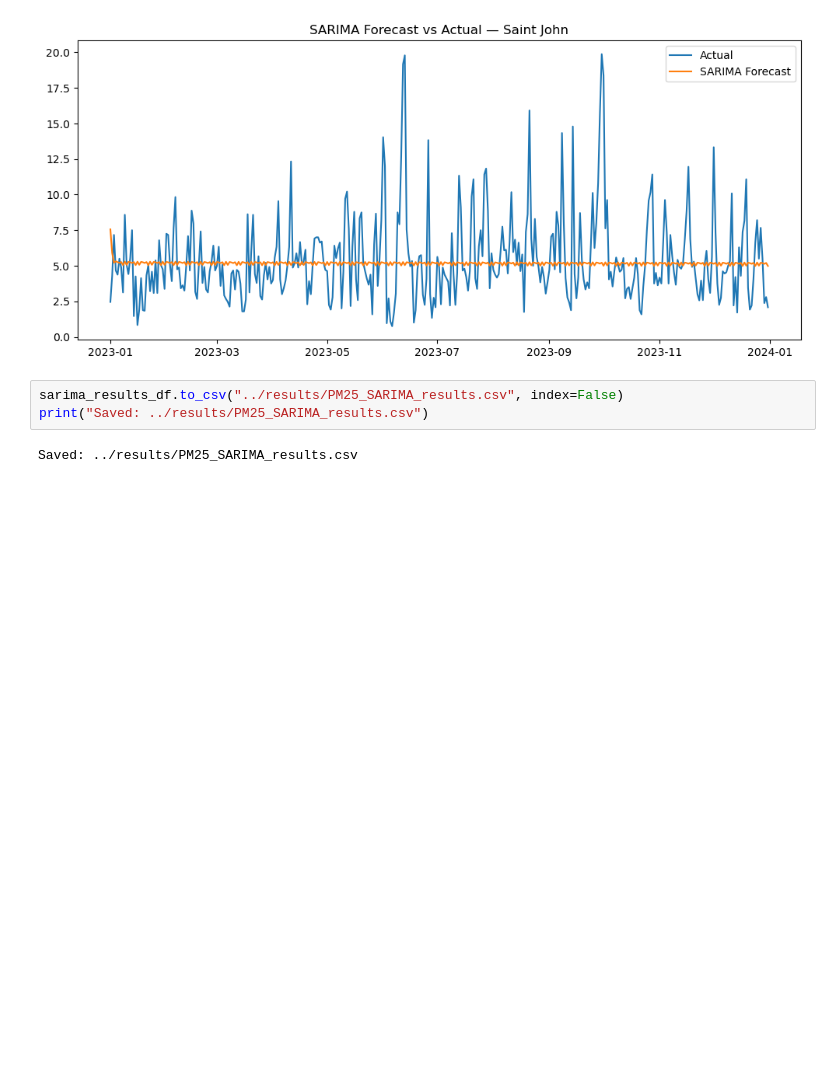
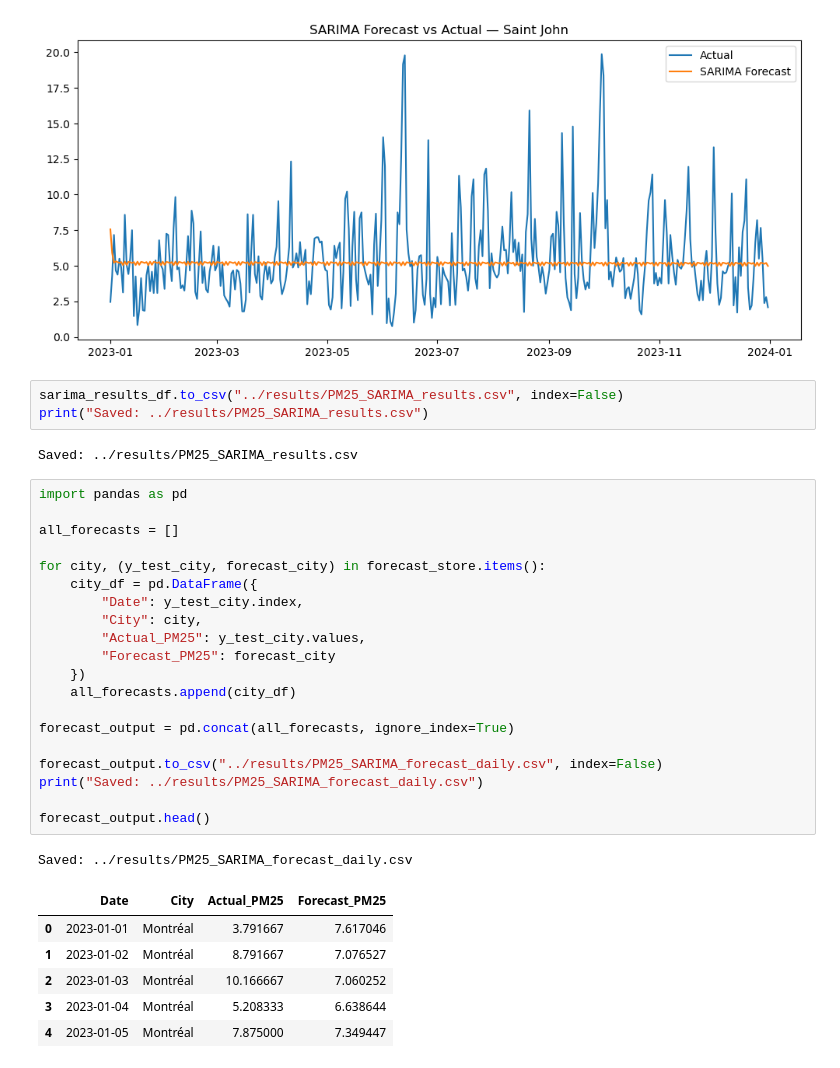
Before and after one commit to hetachavda/pm25-capstone-jupyter, a Jupyter notebook: notebooks/models/PM25_SARIMA_PerCity.ipynb, the cells around one changed output. Cells and saved outputs as stored; diff of their text form; blank space fills up the shorter version.

```diff
--- a/notebooks/models/PM25_SARIMA_PerCity.ipynb
+++ b/notebooks/models/PM25_SARIMA_PerCity.ipynb
@@ -235,3 +235,31 @@ sarima_results_df.to_csv("../results/PM25_SARIMA_results.csv", index=False)
 print("Saved: ../results/PM25_SARIMA_results.csv")
 # %% [output]
 Saved: ../results/PM25_SARIMA_results.csv
+# %%
+import pandas as pd
+
+all_forecasts = []
+
+for city, (y_test_city, forecast_city) in forecast_store.items():
+    city_df = pd.DataFrame({
+        "Date": y_test_city.index,
+        "City": city,
+        "Actual_PM25": y_test_city.values,
+        "Forecast_PM25": forecast_city
+    })
+    all_forecasts.append(city_df)
+
+forecast_output = pd.concat(all_forecasts, ignore_index=True)
+
+forecast_output.to_csv("../results/PM25_SARIMA_forecast_daily.csv", index=False)
+print("Saved: ../results/PM25_SARIMA_forecast_daily.csv")
+
+forecast_output.head()
+# %% [output]
+Saved: ../results/PM25_SARIMA_forecast_daily.csv
+|  | Date | City | Actual_PM25 | Forecast_PM25 |
+| 0 | 2023-01-01 | Montréal | 3.791667 | 7.617046 |
+| 1 | 2023-01-02 | Montréal | 8.791667 | 7.076527 |
+| 2 | 2023-01-03 | Montréal | 10.166667 | 7.060252 |
+| 3 | 2023-01-04 | Montréal | 5.208333 | 6.638644 |
+| 4 | 2023-01-05 | Montréal | 7.875000 | 7.349447 |
```
Also changed, not shown: 10 other files.
